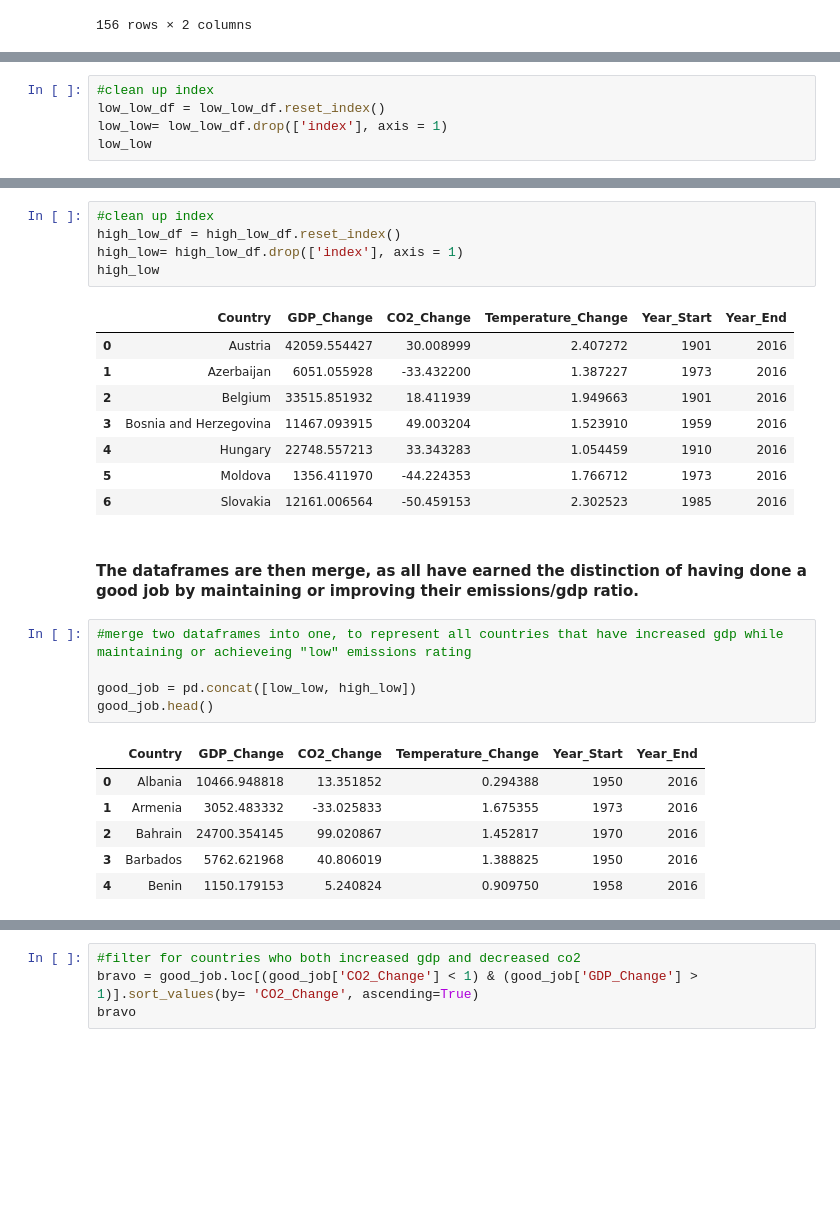
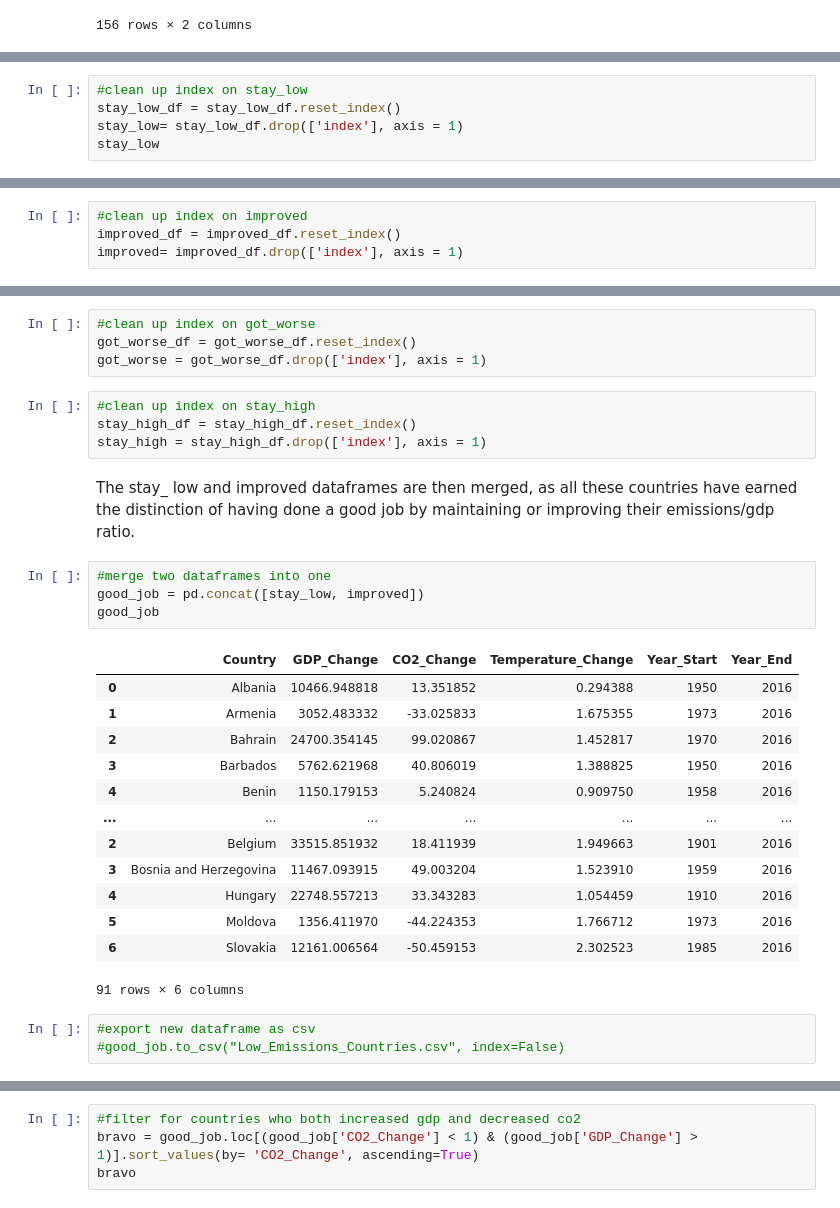
Before and after one commit to CUDAEnviron/Environmental_Proj, a Jupyter notebook: High_Low_analysis.ipynb, the cells around one changed output, grey strips where cells are left out. Drawn from its saved outputs; the diff is of its cells as text; blank space fills up the shorter version.

```diff
--- a/High_Low_analysis.ipynb
+++ b/High_Low_analysis.ipynb
@@ -153,0 +181,5 @@ high_low_df = pd.DataFrame.from_dict(high_low, orient = 'index')
+# %%
+#clean up index on stay_low
+stay_low_df = stay_low_df.reset_index()
+stay_low= stay_low_df.drop(['index'], axis = 1)
+stay_low
@@ -154,5 +200,4 @@ high_low_df = pd.DataFrame.from_dict(high_low, orient = 'index')
 # %%
-#clean up index
-low_low_df = low_low_df.reset_index()
-low_low= low_low_df.drop(['index'], axis = 1)
-low_low
+#clean up index on improved
+improved_df = improved_df.reset_index()
+improved= improved_df.drop(['index'], axis = 1)
@@ -173,28 +204,31 @@ low_low
 # %%
-#clean up index
-high_low_df = high_low_df.reset_index()
-high_low= high_low_df.drop(['index'], axis = 1)
-high_low
+#clean up index on got_worse
+got_worse_df = got_worse_df.reset_index()
+got_worse = got_worse_df.drop(['index'], axis = 1)
-# %% [output]
-|  | Country | GDP_Change | CO2_Change | Temperature_Change | Year_Start | Year_End |
-| 0 | Austria | 42059.554427 | 30.008999 | 2.407272 | 1901 | 2016 |
-| 1 | Azerbaijan | 6051.055928 | -33.432200 | 1.387227 | 1973 | 2016 |
-| 2 | Belgium | 33515.851932 | 18.411939 | 1.949663 | 1901 | 2016 |
-| 3 | Bosnia and Herzegovina | 11467.093915 | 49.003204 | 1.523910 | 1959 | 2016 |
-| 4 | Hungary | 22748.557213 | 33.343283 | 1.054459 | 1910 | 2016 |
-| 5 | Moldova | 1356.411970 | -44.224353 | 1.766712 | 1973 | 2016 |
-| 6 | Slovakia | 12161.006564 | -50.459153 | 2.302523 | 1985 | 2016 |
+# %%
+#clean up index on stay_high
+stay_high_df = stay_high_df.reset_index()
+stay_high = stay_high_df.drop(['index'], axis = 1)
 # %% [markdown]
-#### The dataframes are then merge, as all have earned the distinction of having done a good job by maintaining or improving their emissions/gdp ratio.
+The stay_ low and improved dataframes are then merged, as all these countries have earned the distinction of having done a good job by maintaining or improving their emissions/gdp ratio.
 # %%
-#merge two dataframes into one, to represent all countries that have increased gdp while maintaining or achieveing "low" emissions rating
-
-good_job = pd.concat([low_low, high_low])
-good_job.head()
+#merge two dataframes into one
+good_job = pd.concat([stay_low, improved])
+good_job
 # %% [output]
 |  | Country | GDP_Change | CO2_Change | Temperature_Change | Year_Start | Year_End |
 | 0 | Albania | 10466.948818 | 13.351852 | 0.294388 | 1950 | 2016 |
 | 1 | Armenia | 3052.483332 | -33.025833 | 1.675355 | 1973 | 2016 |
 | 2 | Bahrain | 24700.354145 | 99.020867 | 1.452817 | 1970 | 2016 |
 | 3 | Barbados | 5762.621968 | 40.806019 | 1.388825 | 1950 | 2016 |
 | 4 | Benin | 1150.179153 | 5.240824 | 0.909750 | 1958 | 2016 |
+| ... | ... | ... | ... | ... | ... | ... |
+| 2 | Belgium | 33515.851932 | 18.411939 | 1.949663 | 1901 | 2016 |
+| 3 | Bosnia and Herzegovina | 11467.093915 | 49.003204 | 1.523910 | 1959 | 2016 |
+| 4 | Hungary | 22748.557213 | 33.343283 | 1.054459 | 1910 | 2016 |
+| 5 | Moldova | 1356.411970 | -44.224353 | 1.766712 | 1973 | 2016 |
+| 6 | Slovakia | 12161.006564 | -50.459153 | 2.302523 | 1985 | 2016 |
+91 rows × 6 columns
+# %%
+#export new dataframe as csv
+#good_job.to_csv("Low_Emissions_Countries.csv", index=False)
```
Also changed, not shown: parts of 17 cells of this notebook, 6 other files.
